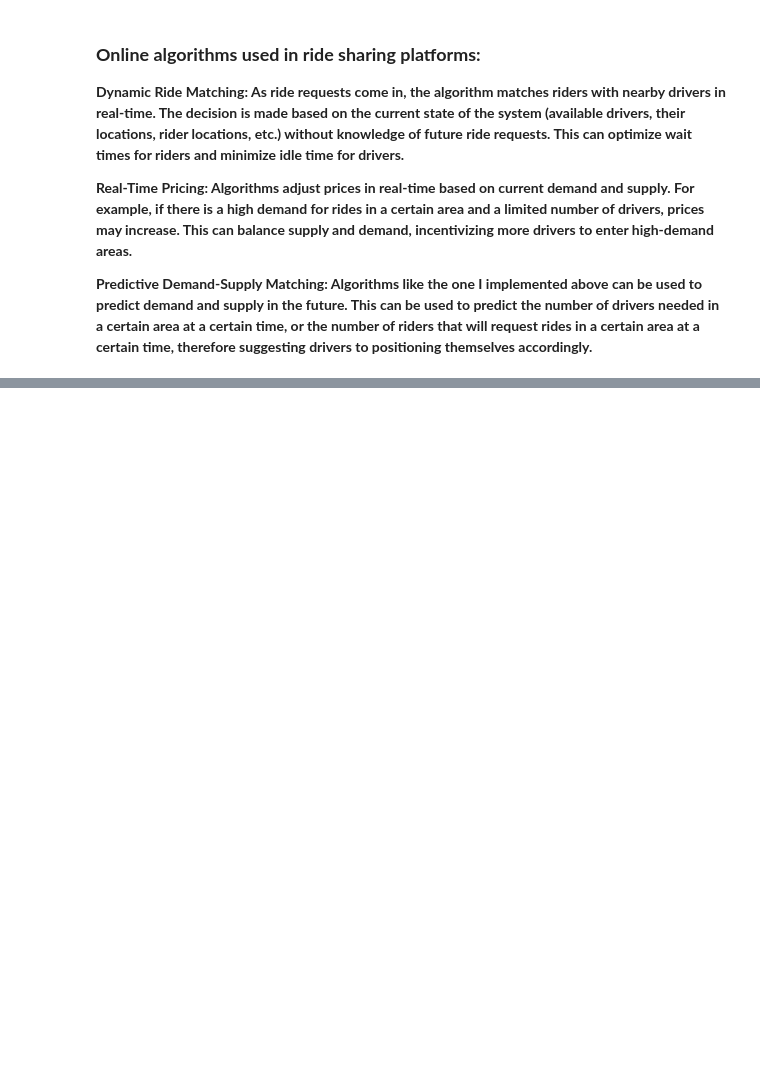
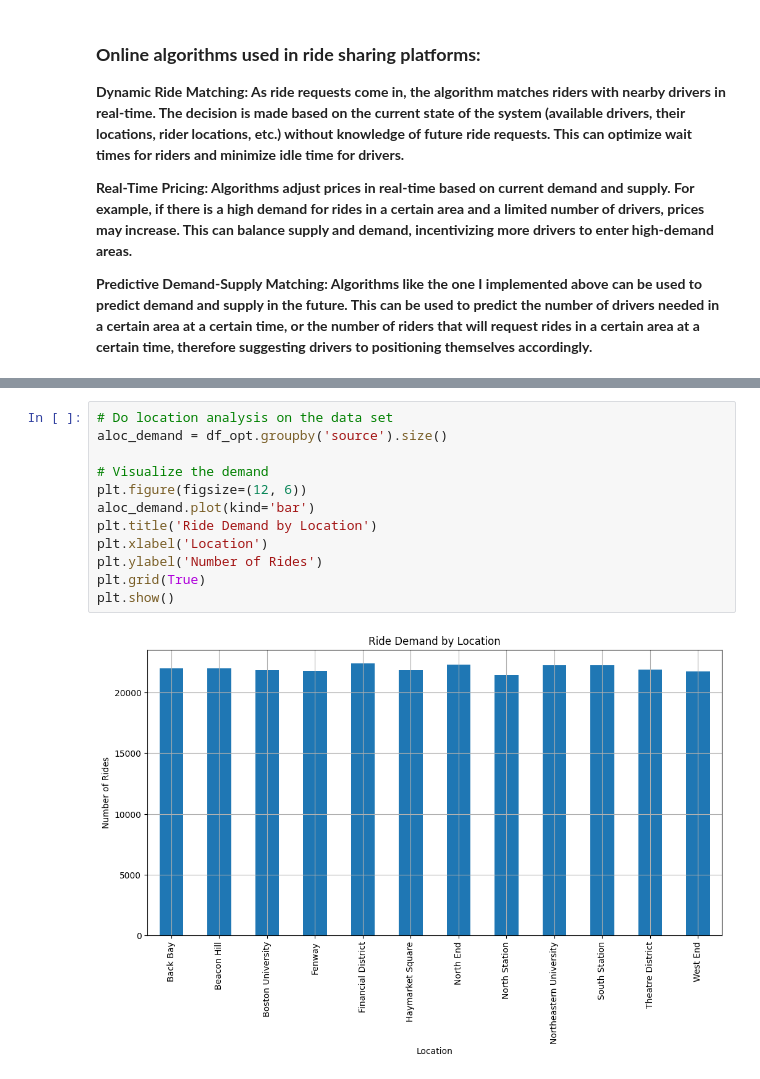
Before and after one commit to ChloeH719/Algorithm-and-Complexity, a Jupyter notebook: project/final_project.ipynb, the cells around one changed output, grey strips where cells are left out. Saved outputs shown, nothing was run; the diff lists cells and outputs as text; blank space fills up the shorter version.

```diff
--- a/project/final_project.ipynb
+++ b/project/final_project.ipynb
@@ -490,0 +569,14 @@ from sklearn.metrics import mean_squared_error, r2_score
+# %%
+# Do location analysis on the data set
+aloc_demand = df_opt.groupby('source').size()
+
+# Visualize the demand
+plt.figure(figsize=(12, 6))
+aloc_demand.plot(kind='bar')
+plt.title('Ride Demand by Location')
+plt.xlabel('Location')
+plt.ylabel('Number of Rides')
+plt.grid(True)
+plt.show()
+# %% [output]
+[figure, added]
```
Also changed, not shown: parts of 12 cells of this notebook, 1 other file.
